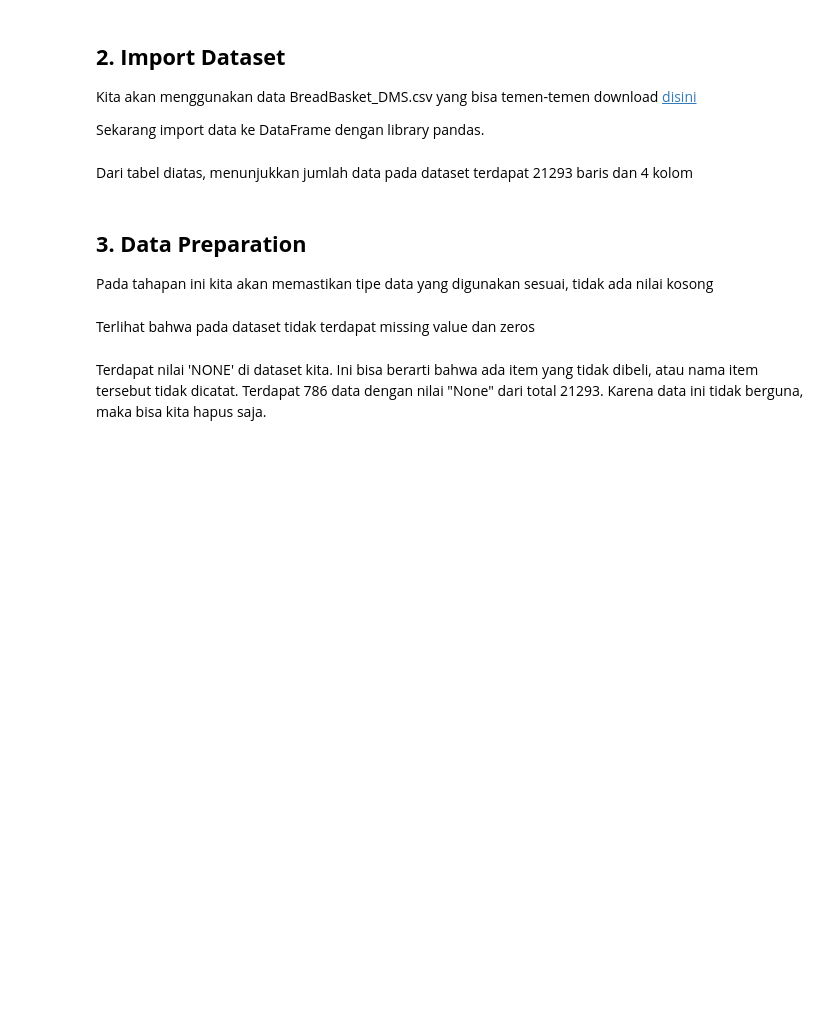
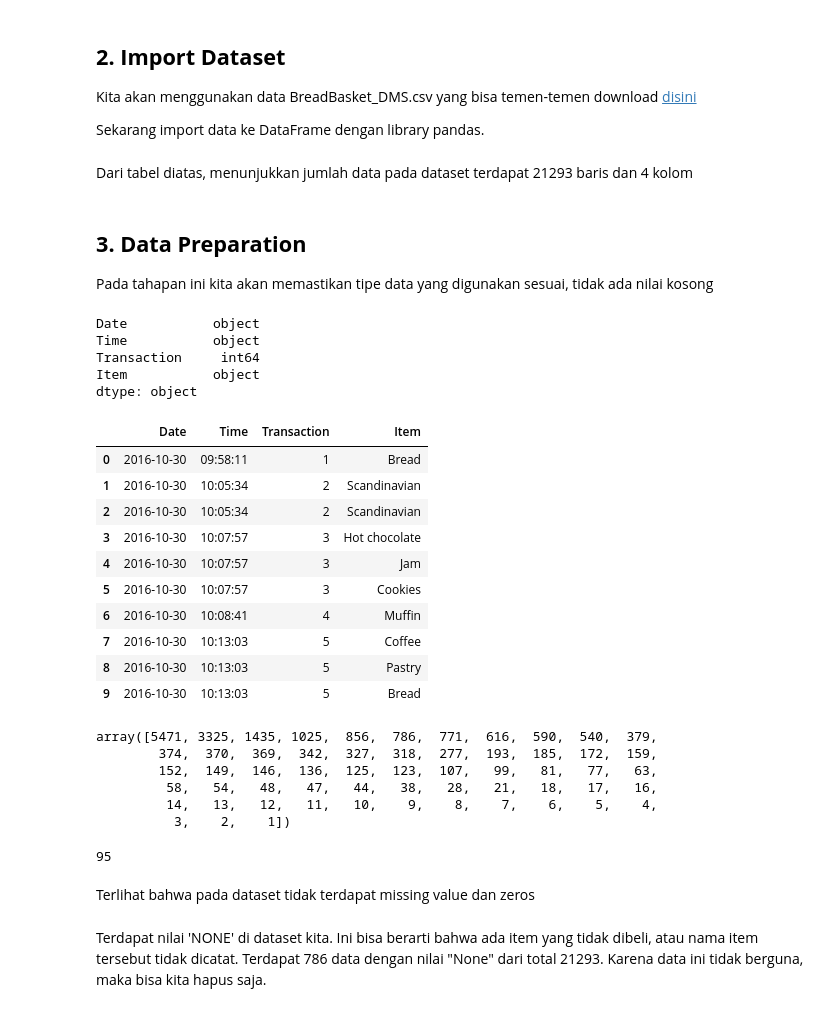
Before and after one commit to rayhanegar/Code-PPM, a Jupyter notebook: Praktikum/UAP PPM G.ipynb, the cells around one changed output. Cells and saved outputs as stored; diff of their text form; code cells hidden in the pictures; blank space fills up the shorter version.

```diff
--- a/Praktikum/UAP PPM G.ipynb
+++ b/Praktikum/UAP PPM G.ipynb
@@ -39,6 +39,8 @@ import matplotlib.pyplot as plt
 Kita akan menggunakan data BreadBasket_DMS.csv yang bisa temen-temen download [disini](https://github.com/viktree/curly-octo-chainsaw/blob/ea4fbb632382c44af0d0b53c90f4e04496926b94/BreadBasket_DMS.csv)
 
 Sekarang import data ke DataFrame dengan library pandas.
+# %%
+df = pd.read_csv('BreadBasket_DMS.csv')
 # %% [markdown]
 Dari tabel diatas, menunjukkan jumlah data pada dataset terdapat 21293 baris dan 4 kolom
 # %% [markdown]
@@ -46,12 +48,43 @@ Dari tabel diatas, menunjukkan jumlah data pada dataset terdapat 21293 baris dan
 Pada tahapan ini kita akan memastikan tipe data yang digunakan sesuai, tidak ada nilai kosong
 # %%
 # cek tipe data dari setiap kolom
+df.dtypes
+# %% [output]
+Date           object
+Time           object
+Transaction     int64
+Item           object
+dtype: object
 # %%
 # mencetak 10 data pertama
+df.head(10)
+# %% [output]
+|  | Date | Time | Transaction | Item |
+| 0 | 2016-10-30 | 09:58:11 | 1 | Bread |
+| 1 | 2016-10-30 | 10:05:34 | 2 | Scandinavian |
+| 2 | 2016-10-30 | 10:05:34 | 2 | Scandinavian |
+| 3 | 2016-10-30 | 10:07:57 | 3 | Hot chocolate |
+| 4 | 2016-10-30 | 10:07:57 | 3 | Jam |
+| 5 | 2016-10-30 | 10:07:57 | 3 | Cookies |
+| 6 | 2016-10-30 | 10:08:41 | 4 | Muffin |
+| 7 | 2016-10-30 | 10:13:03 | 5 | Coffee |
+| 8 | 2016-10-30 | 10:13:03 | 5 | Pastry |
+| 9 | 2016-10-30 | 10:13:03 | 5 | Bread |
 # %%
 #Mencetak jumlah data item yang unik (memiliki nilai item berbeda)
+df['Item'].value_counts().uni
+# %% [output]
+array([5471, 3325, 1435, 1025,  856,  786,  771,  616,  590,  540,  379,
+        374,  370,  369,  342,  327,  318,  277,  193,  185,  172,  159,
+        152,  149,  146,  136,  125,  123,  107,   99,   81,   77,   63,
+         58,   54,   48,   47,   44,   38,   28,   21,   18,   17,   16,
+         14,   13,   12,   11,   10,    9,    8,    7,    6,    5,    4,
+          3,    2,    1])
 # %%
 #Mencetak data item yang unik (memiliki nilai item berbeda)
+len(df['Item'].unique())
+# %% [output]
+95
 # %%
 # Cek missing value dan zeros
 # %% [markdown]
```
Also changed, not shown: 1 other file.
